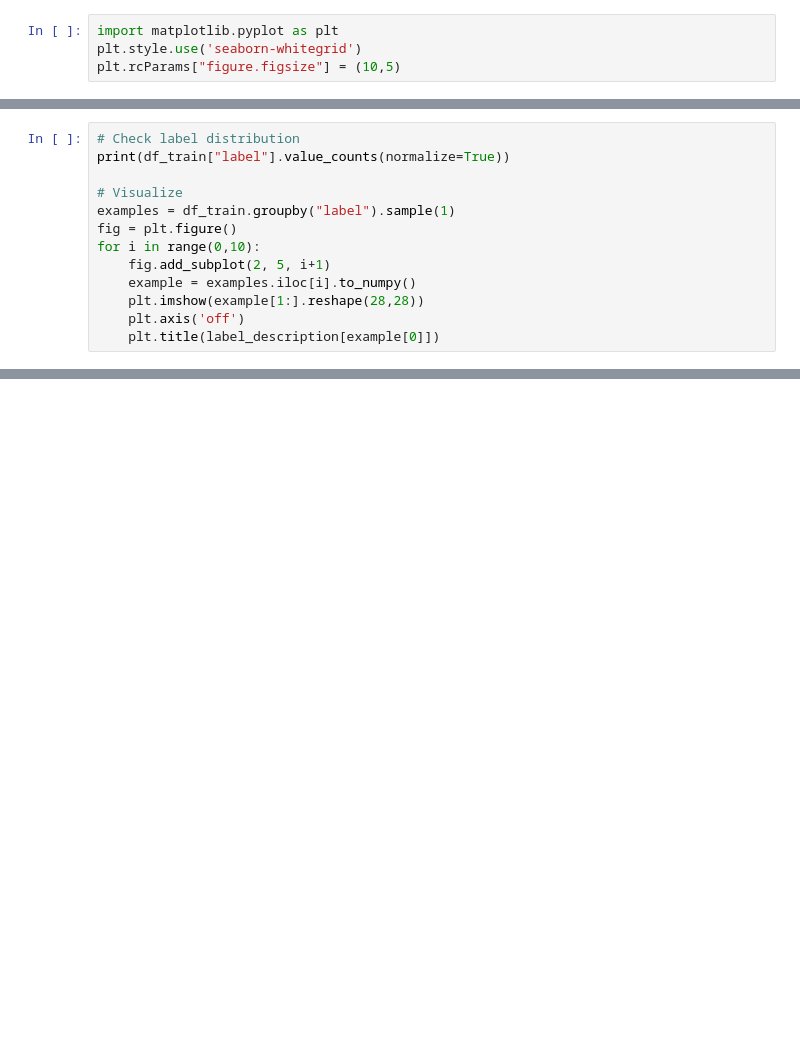
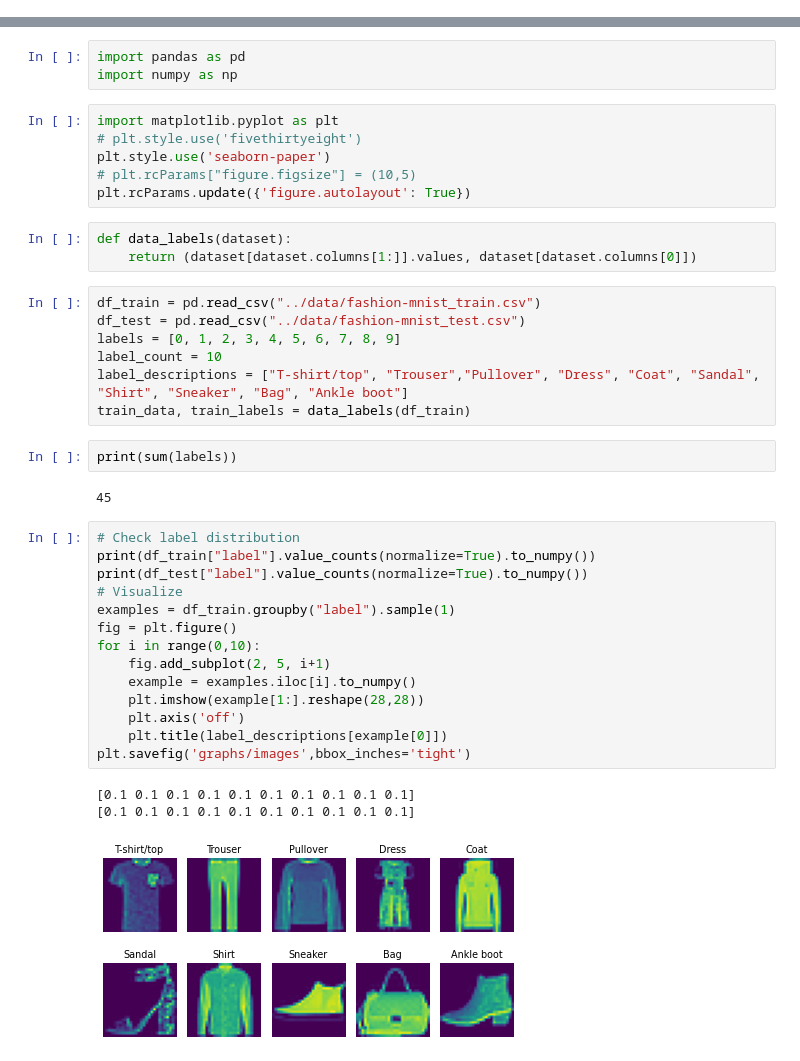
Before and after one commit to AvalosM/kNN-classifier, a Jupyter notebook: notebooks/analysis.ipynb, the cells around one changed output, grey strips where cells are left out. Cells and saved outputs as stored; diff of their text form; blank space fills up the shorter version.

```diff
--- a/notebooks/analysis.ipynb
+++ b/notebooks/analysis.ipynb
@@ -21,4 +0,0 @@ np.random.seed(1998)
-# %%
-import matplotlib.pyplot as plt
-plt.style.use('seaborn-whitegrid')
-plt.rcParams["figure.figsize"] = (10,5)
@@ -108,13 +0,0 @@ label_description = {0:"T-shirt/top", 1:"Trouser", 2:"Pullover", 3:"Dress", 4:"C
-# %%
-# Check label distribution
-print(df_train["label"].value_counts(normalize=True))
-
-# Visualize
-examples = df_train.groupby("label").sample(1)
-fig = plt.figure()
-for i in range(0,10):
-    fig.add_subplot(2, 5, i+1)
-    example = examples.iloc[i].to_numpy()
-    plt.imshow(example[1:].reshape(28,28))
-    plt.axis('off')
-    plt.title(label_description[example[0]])
@@ -377,0 +1,41 @@ g = sns.scatterplot(data=df, x='x', y='y', hue='label', palette=sns.color_palett
+# %%
+import pandas as pd
+import numpy as np
+# %%
+import matplotlib.pyplot as plt
+# plt.style.use('fivethirtyeight')
+plt.style.use('seaborn-paper')
+# plt.rcParams["figure.figsize"] = (10,5)
+plt.rcParams.update({'figure.autolayout': True})
+# %%
+def data_labels(dataset):
+    return (dataset[dataset.columns[1:]].values, dataset[dataset.columns[0]])
+# %%
+df_train = pd.read_csv("../data/fashion-mnist_train.csv")
+df_test = pd.read_csv("../data/fashion-mnist_test.csv")
+labels = [0, 1, 2, 3, 4, 5, 6, 7, 8, 9]
+label_count = 10
+label_descriptions = ["T-shirt/top", "Trouser","Pullover", "Dress", "Coat", "Sandal", "Shirt", "Sneaker", "Bag", "Ankle boot"]
+train_data, train_labels = data_labels(df_train)
+# %%
+print(sum(labels))
+# %% [output]
+45
+# %%
+# Check label distribution
+print(df_train["label"].value_counts(normalize=True).to_numpy())
+print(df_test["label"].value_counts(normalize=True).to_numpy())
+# Visualize
+examples = df_train.groupby("label").sample(1)
+fig = plt.figure()
+for i in range(0,10):
+    fig.add_subplot(2, 5, i+1)
+    example = examples.iloc[i].to_numpy()
+    plt.imshow(example[1:].reshape(28,28))
+    plt.axis('off')
+    plt.title(label_descriptions[example[0]])
+plt.savefig('graphs/images',bbox_inches='tight')
+# %% [output]
+[0.1 0.1 0.1 0.1 0.1 0.1 0.1 0.1 0.1 0.1]
+[0.1 0.1 0.1 0.1 0.1 0.1 0.1 0.1 0.1 0.1]
+[figure, added]
```
Also changed, not shown: parts of 75 cells of this notebook, 1 other file.
